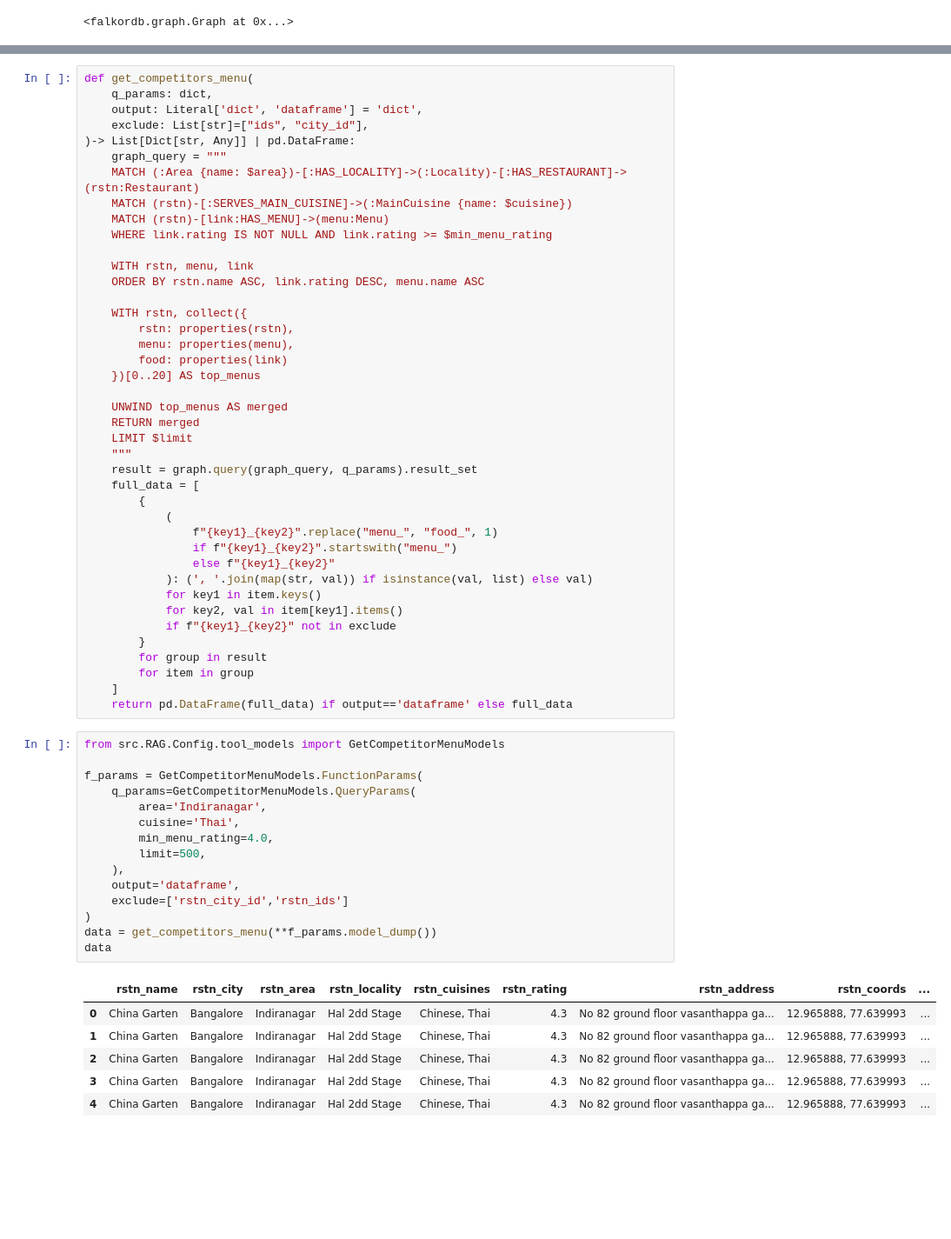
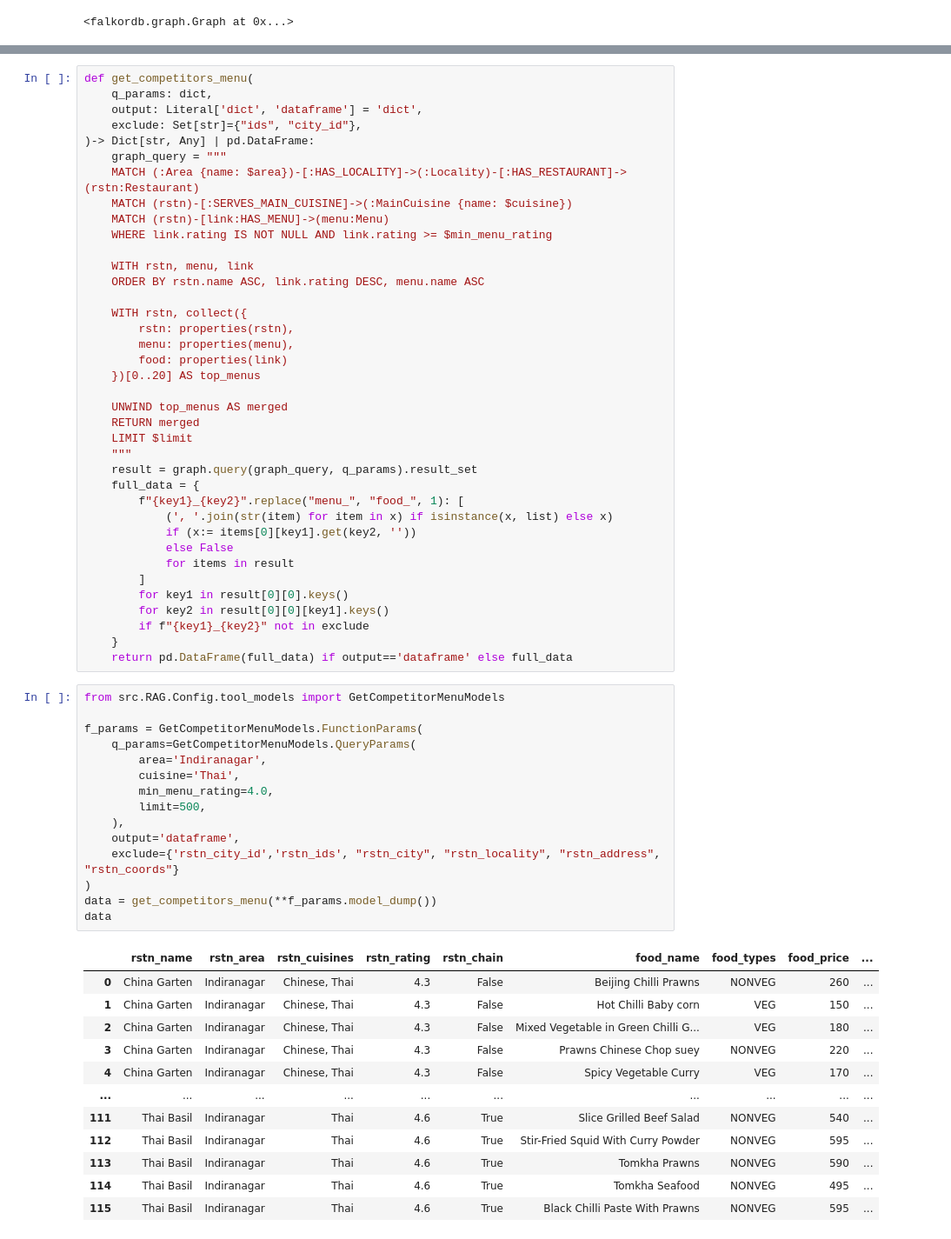
Before and after one commit to vikas-gits-good/Freelance_P-01_Cuisine-Menu-Recommendation-App, a Jupyter notebook: src/RAG/Notebook/test0.ipynb, the cells around one changed output, grey strips where cells are left out. Shown at 87% size. Cells and saved outputs as stored; diff of their text form; blank space fills up the shorter version.

```diff
--- a/src/RAG/Notebook/test0.ipynb
+++ b/src/RAG/Notebook/test0.ipynb
@@ -232,8 +239,8 @@ cmpt_data
 def get_competitors_menu(
     q_params: dict,
     output: Literal['dict', 'dataframe'] = 'dict',
-    exclude: List[str]=["ids", "city_id"],
-)-> List[Dict[str, Any]] | pd.DataFrame:
+    exclude: Set[str]={"ids", "city_id"},
+)-> Dict[str, Any] | pd.DataFrame:
     graph_query = """
     MATCH (:Area {name: $area})-[:HAS_LOCALITY]->(:Locality)-[:HAS_RESTAURANT]->(rstn:Restaurant)
     MATCH (rstn)-[:SERVES_MAIN_CUISINE]->(:MainCuisine {name: $cuisine})
@@ -254,40 +261,43 @@ def get_competitors_menu(
     LIMIT $limit
     """
     result = graph.query(graph_query, q_params).result_set
-    full_data = [
-        {
-            (
-                f"{key1}_{key2}".replace("menu_", "food_", 1)
-                if f"{key1}_{key2}".startswith("menu_")
-                else f"{key1}_{key2}"
-            ): (', '.join(map(str, val)) if isinstance(val, list) else val)
-            for key1 in item.keys()
-            for key2, val in item[key1].items()
-            if f"{key1}_{key2}" not in exclude
-        }
-        for group in result
-        for item in group
-    ]
+    full_data = {
+        f"{key1}_{key2}".replace("menu_", "food_", 1): [
+            (', '.join(str(item) for item in x) if isinstance(x, list) else x)
+            if (x:= items[0][key1].get(key2, ''))
+            else False
+            for items in result
+        ]
+        for key1 in result[0][0].keys()
+        for key2 in result[0][0][key1].keys()
+        if f"{key1}_{key2}" not in exclude
+    }
     return pd.DataFrame(full_data) if output=='dataframe' else full_data
 # %%
 from src.RAG.Config.tool_models import GetCompetitorMenuModels
 
 f_params = GetCompetitorMenuModels.FunctionParams(
     q_params=GetCompetitorMenuModels.QueryParams(
         area='Indiranagar',
         cuisine='Thai',
         min_menu_rating=4.0,
         limit=500,
     ),
     output='dataframe',
-    exclude=['rstn_city_id','rstn_ids']
+    exclude={'rstn_city_id','rstn_ids', "rstn_city", "rstn_locality", "rstn_address", "rstn_coords"}
 )
 data = get_competitors_menu(**f_params.model_dump())
 data
 # %% [output]
-|  | rstn_name | rstn_city | rstn_area | rstn_locality | rstn_cuisines | rstn_rating | rstn_address | rstn_coords | ... |
-| 0 | China Garten | Bangalore | Indiranagar | Hal 2dd Stage | Chinese, Thai | 4.3 | No 82 ground floor vasanthappa ga... | 12.965888, 77.639993 | ... |
-| 1 | China Garten | Bangalore | Indiranagar | Hal 2dd Stage | Chinese, Thai | 4.3 | No 82 ground floor vasanthappa ga... | 12.965888, 77.639993 | ... |
-| 2 | China Garten | Bangalore | Indiranagar | Hal 2dd Stage | Chinese, Thai | 4.3 | No 82 ground floor vasanthappa ga... | 12.965888, 77.639993 | ... |
-| 3 | China Garten | Bangalore | Indiranagar | Hal 2dd Stage | Chinese, Thai | 4.3 | No 82 ground floor vasanthappa ga... | 12.965888, 77.639993 | ... |
-| 4 | China Garten | Bangalore | Indiranagar | Hal 2dd Stage | Chinese, Thai | 4.3 | No 82 ground floor vasanthappa ga... | 12.965888, 77.639993 | ... |
+|  | rstn_name | rstn_area | rstn_cuisines | rstn_rating | rstn_chain | food_name | food_types | food_price | ... |
+| 0 | China Garten | Indiranagar | Chinese, Thai | 4.3 | False | Beijing Chilli Prawns | NONVEG | 260 | ... |
+| 1 | China Garten | Indiranagar | Chinese, Thai | 4.3 | False | Hot Chilli Baby corn | VEG | 150 | ... |
+| 2 | China Garten | Indiranagar | Chinese, Thai | 4.3 | False | Mixed Vegetable in Green Chilli G... | VEG | 180 | ... |
+| 3 | China Garten | Indiranagar | Chinese, Thai | 4.3 | False | Prawns Chinese Chop suey | NONVEG | 220 | ... |
+| 4 | China Garten | Indiranagar | Chinese, Thai | 4.3 | False | Spicy Vegetable Curry | VEG | 170 | ... |
+| ... | ... | ... | ... | ... | ... | ... | ... | ... | ... |
+| 111 | Thai Basil | Indiranagar | Thai | 4.6 | True | Slice Grilled Beef Salad | NONVEG | 540 | ... |
+| 112 | Thai Basil | Indiranagar | Thai | 4.6 | True | Stir-Fried Squid With Curry Powder | NONVEG | 595 | ... |
+| 113 | Thai Basil | Indiranagar | Thai | 4.6 | True | Tomkha Prawns | NONVEG | 590 | ... |
+| 114 | Thai Basil | Indiranagar | Thai | 4.6 | True | Tomkha Seafood | NONVEG | 495 | ... |
+| 115 | Thai Basil | Indiranagar | Thai | 4.6 | True | Black Chilli Paste With Prawns | NONVEG | 595 | ... |
```
Also changed, not shown: parts of 13 cells of this notebook, 1 other file.
